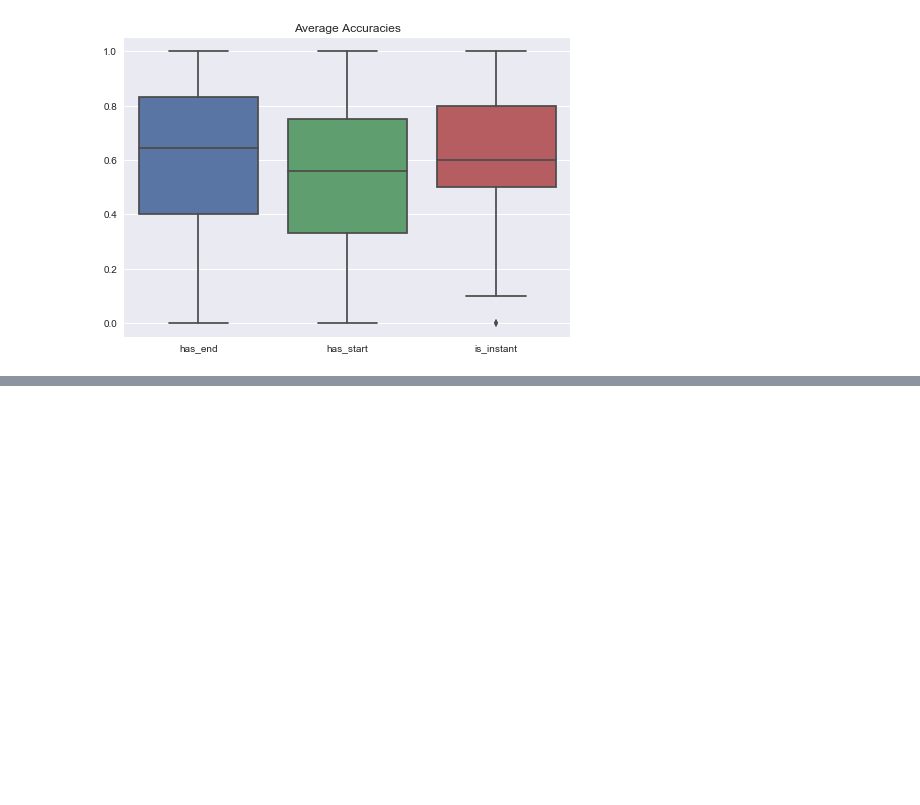
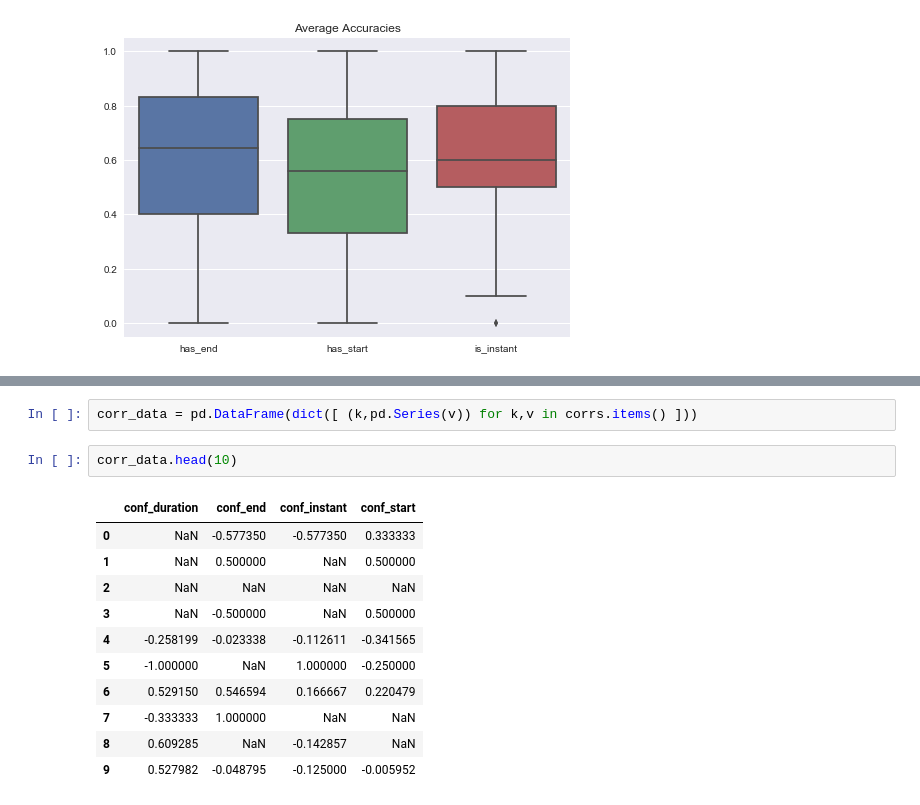
Before and after one commit to mdheller/factslab-protocols, a Jupyter notebook: Temporal_relations/testing_HIT/Inter_annotator_agreement_protocol1.ipynb, the cells around one changed output, grey strips where cells are left out. Drawn from its saved outputs; the diff is of its cells as text; blank space fills up the shorter version.

```diff
--- a/Temporal_relations/testing_HIT/Inter_annotator_agreement_protocol1.ipynb
+++ b/Temporal_relations/testing_HIT/Inter_annotator_agreement_protocol1.ipynb
@@ -686,0 +758,16 @@ plt.show()
+# %%
+corr_data = pd.DataFrame(dict([ (k,pd.Series(v)) for k,v in corrs.items() ]))
+# %%
+corr_data.head(10)
+# %% [output]
+|  | conf_duration | conf_end | conf_instant | conf_start |
+| 0 | NaN | -0.577350 | -0.577350 | 0.333333 |
+| 1 | NaN | 0.500000 | NaN | 0.500000 |
+| 2 | NaN | NaN | NaN | NaN |
+| 3 | NaN | -0.500000 | NaN | 0.500000 |
+| 4 | -0.258199 | -0.023338 | -0.112611 | -0.341565 |
+| 5 | -1.000000 | NaN | 1.000000 | -0.250000 |
+| 6 | 0.529150 | 0.546594 | 0.166667 | 0.220479 |
+| 7 | -0.333333 | 1.000000 | NaN | NaN |
+| 8 | 0.609285 | NaN | -0.142857 | NaN |
+| 9 | 0.527982 | -0.048795 | -0.125000 | -0.005952 |
```
Also changed, not shown: parts of 7 cells of this notebook.
